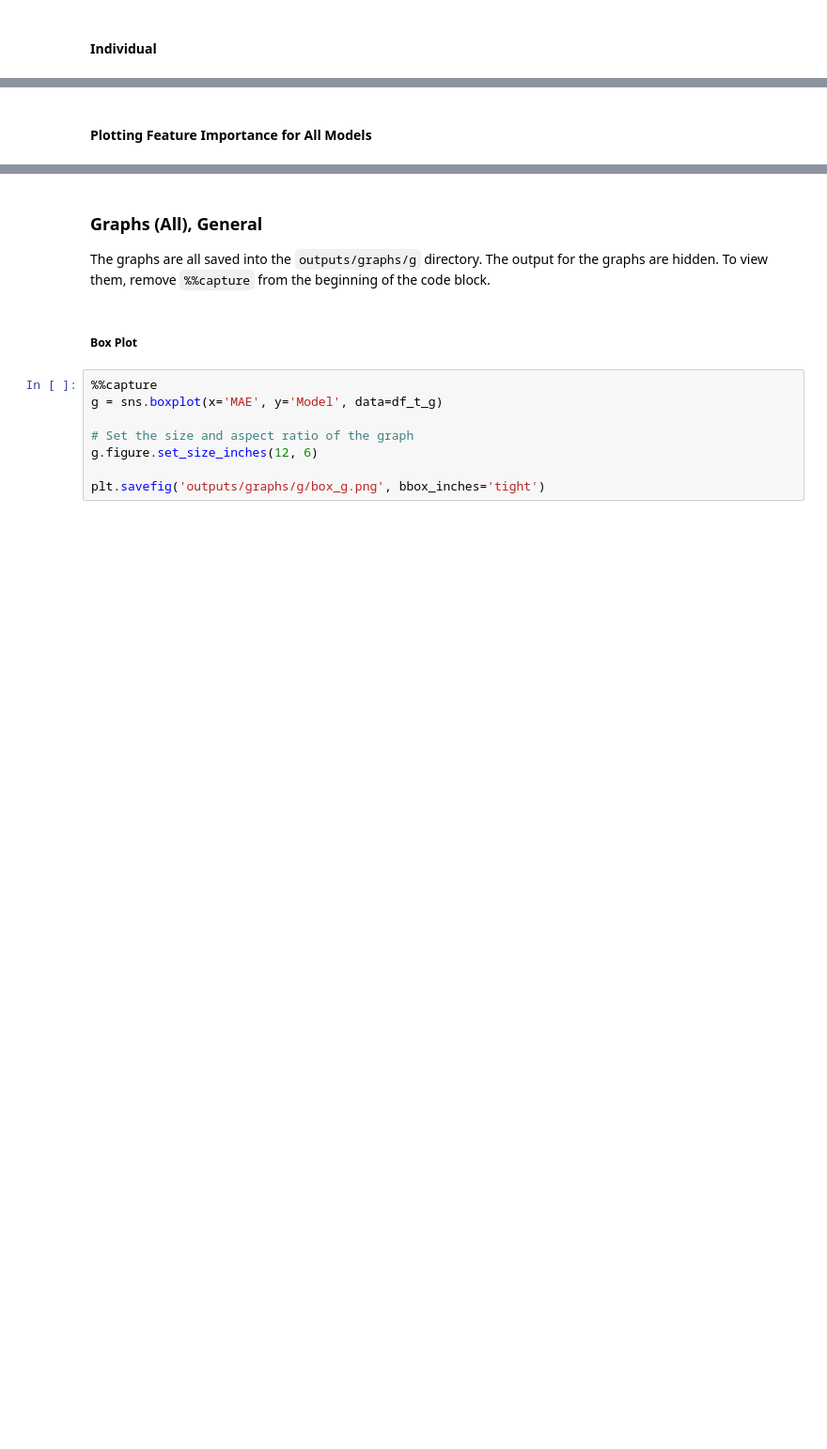
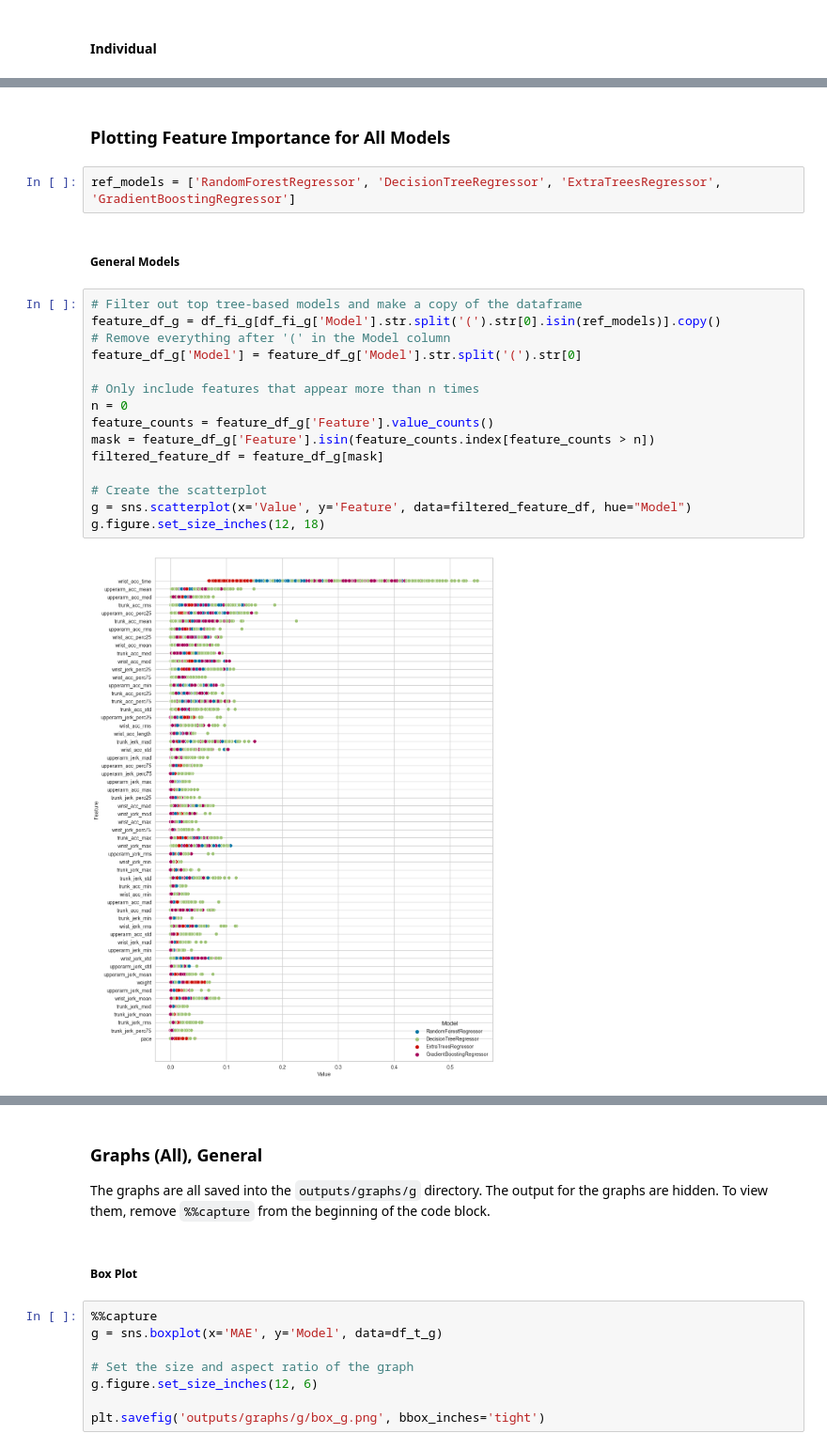
Before and after one commit to fmegahed/shoulder_fatigue_modeling, a Jupyter notebook: analysis.ipynb, the cells around one changed output, grey strips where cells are left out. Shown at 94% size. Drawn from its saved outputs; the diff is of its cells as text; blank space fills up the shorter version.

Commit message:
Cleaned up Most Important Features, added plot for general FI

```diff
--- a/analysis.ipynb
+++ b/analysis.ipynb
@@ -164,2 +166,23 @@ Name: Feature, dtype: float64
 # %% [markdown]
-#### Plotting Feature Importance for All Models
+### Plotting Feature Importance for All Models
+# %%
+ref_models = ['RandomForestRegressor', 'DecisionTreeRegressor', 'ExtraTreesRegressor', 'GradientBoostingRegressor']
+# %% [markdown]
+##### General Models
+# %%
+# Filter out top tree-based models and make a copy of the dataframe
+feature_df_g = df_fi_g[df_fi_g['Model'].str.split('(').str[0].isin(ref_models)].copy()
+# Remove everything after '(' in the Model column
+feature_df_g['Model'] = feature_df_g['Model'].str.split('(').str[0]
+
+# Only include features that appear more than n times
+n = 0
+feature_counts = feature_df_g['Feature'].value_counts()
+mask = feature_df_g['Feature'].isin(feature_counts.index[feature_counts > n])
+filtered_feature_df = feature_df_g[mask]
+
+# Create the scatterplot
+g = sns.scatterplot(x='Value', y='Feature', data=filtered_feature_df, hue="Model")
+g.figure.set_size_inches(12, 18)
+# %% [output]
+[figure, added]
```
Also changed, not shown: parts of 9 cells of this notebook, 6 other files.
